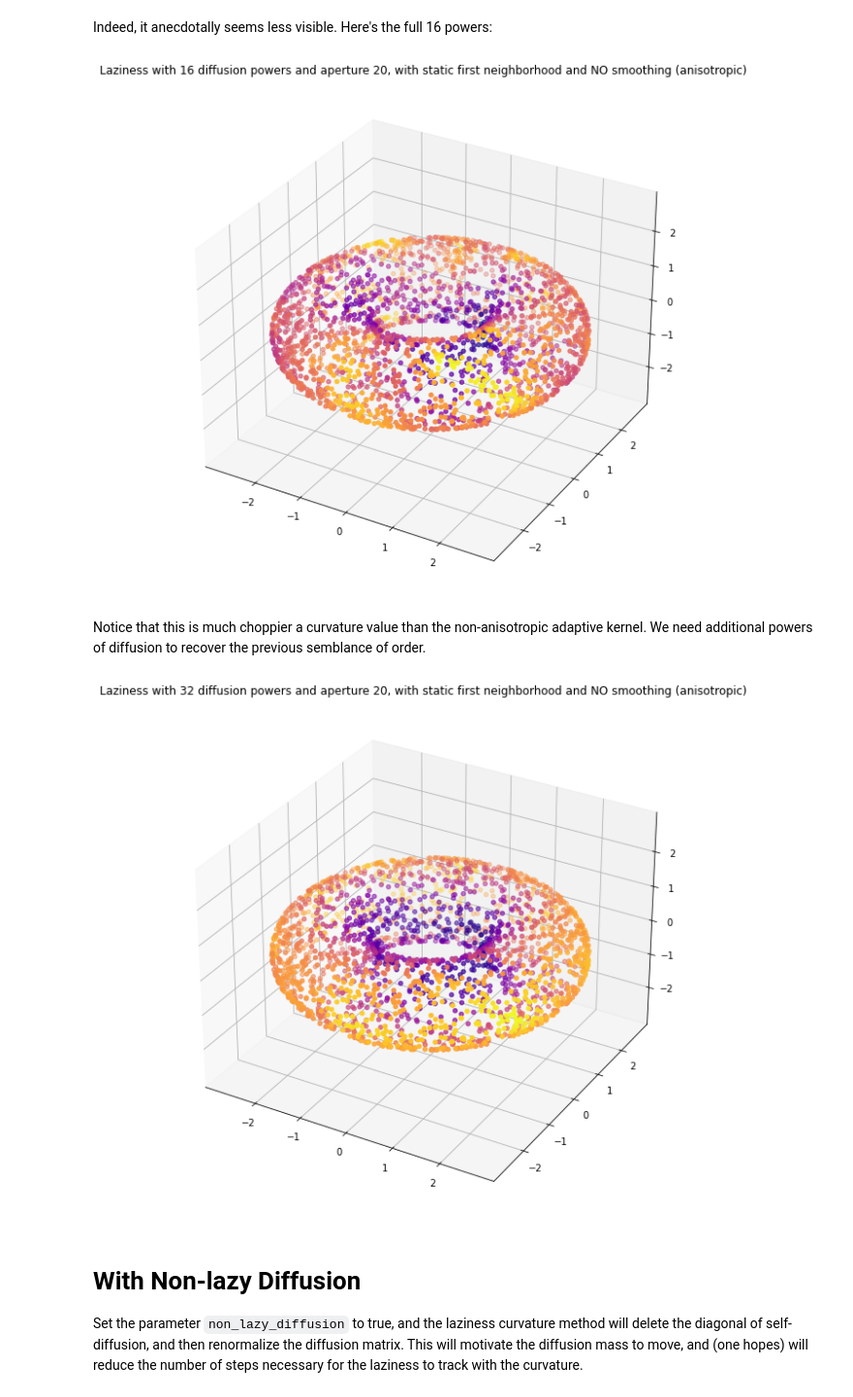
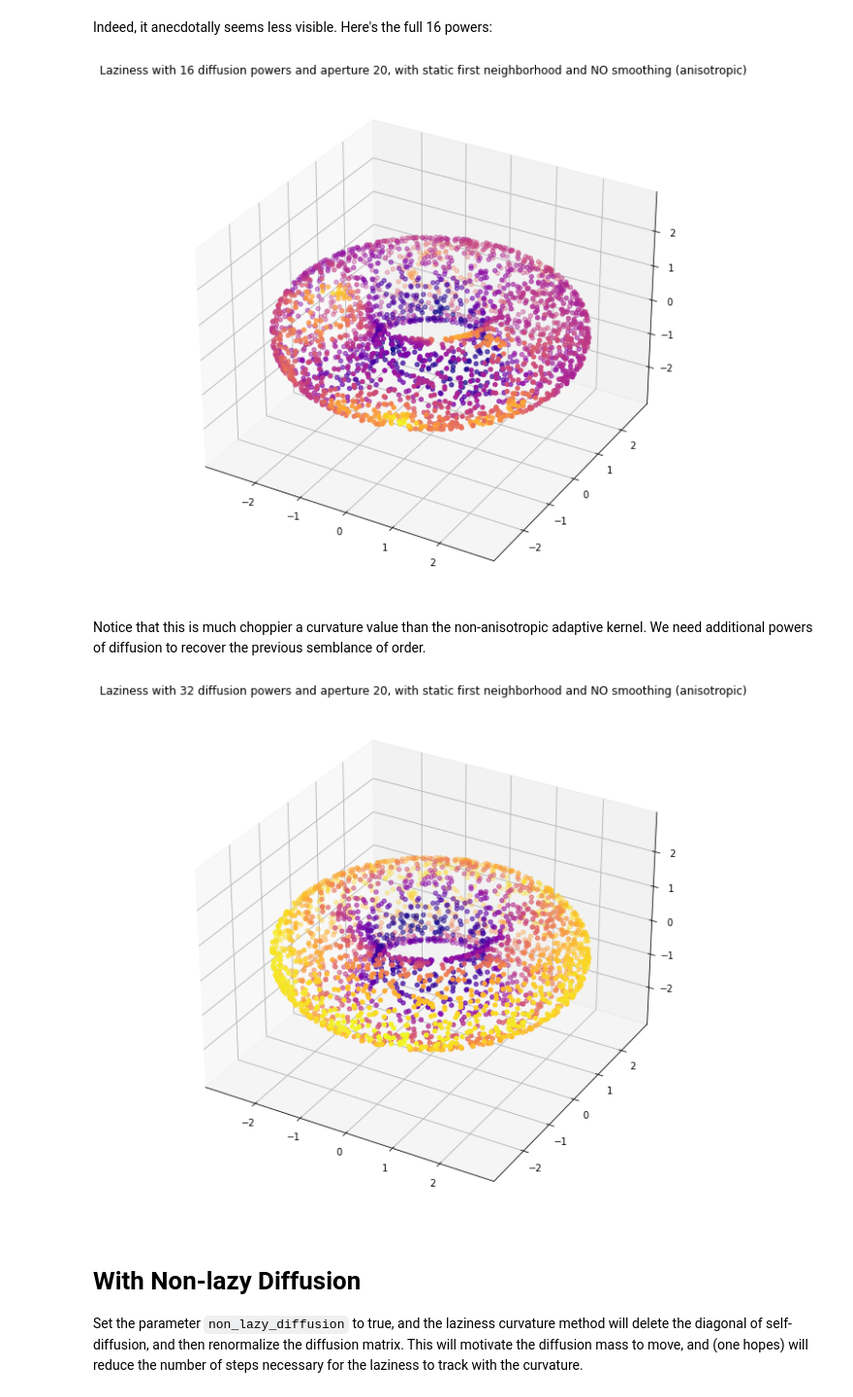
Before and after one commit to professorwug/diffusion-curvature-old, a Jupyter notebook: 02_laziness.ipynb, the cells around one changed output. Shown at 97% size. Saved outputs shown, nothing was run; the diff lists cells and outputs as text; code cells hidden in the pictures.

```diff
--- a/02_laziness.ipynb
+++ b/02_laziness.ipynb
@@ -20,7 +20,7 @@ For datasets in which visualization is possible, you can manually increase the n
 # %%
 # export
 import numpy as np
-def curvature(P, diffusion_powers=8, aperture = 20, smoothing=1, verbose = False, return_density = False, dynamically_adjusting_neighborhood = False, precomputed_powered_P = None, non_lazy_diffusion=False, restrict_diffusion_to_k_neighborhood=None):
+def curvature(P, diffusion_powers=8, aperture = 20, smoothing=1, verbose = False, return_density = False, dynamically_adjusting_neighborhood = False, precomputed_powered_P = None, non_lazy_diffusion=False, restrict_diffusion_to_k_neighborhood=None, avg_transition_probability=True, use_min_threshold = False):
     """Diffusion Laziness Curvature
     Estimates curvature by measuring the amount of mass remaining within an initial neighborhood after t steps of diffusion. Akin to measuring the laziness of a random walk after t steps.
 
@@ -42,6 +42,10 @@ def curvature(P, diffusion_powers=8, aperture = 20, smoothing=1, verbose = False
         Whether to give each point the same initial neighborhood size, by default False
     precomputed_powered_P : ndarray, optional
         Optionally pass a precomputed powered diffusion operator, to speed up computation, by default None
+    avg_transition_probability: bool, default True
+        Use the definition of diffusion curvature in which the summed transition probabilities are divided by the total number of points in the aperture neighborhood.
+        As a result, gives not the summed "return probability within the neighborhood" but the average return probability to each point in the aperture neighborhood.
+        This formulation of diffusion curvature was used in proof given in our NeurIPS 2022 paper.
 
     Returns
     -------
@@ -57,7 +61,10 @@ def curvature(P, diffusion_powers=8, aperture = 20, smoothing=1, verbose = False
     if dynamically_adjusting_neighborhood:
         P_thresholded = (P >= thresholds[:,None]).astype(int)
     else:
-        P_threshold = np.mean(thresholds) # TODO could also use min
+        if use_min_threshold:
+            P_threshold = np.min(thresholds)
+        else:
+            P_threshold = np.mean(thresholds) # TODO could also use min
         P_thresholded = (P >= P_threshold).astype(int)
         if verbose: print("Derived threshold ",P_threshold)
 
@@ -77,6 +84,15 @@ def curvature(P, diffusion_powers=8, aperture = 20, smoothing=1, verbose = False
     # take the diffusion probs of the neighborhood
     near_neighbors_only = P_powered * P_thresholded
     laziness_aggregate = np.sum(near_neighbors_only,axis=1)
+    if avg_transition_probability:
+        ones_matrix = np.ones_like(P_thresholded)
+        ones_remaining = ones_matrix * P_thresholded
+        local_density = np.sum(ones_remaining,axis=1)
+        if verbose: print("local density",local_density)
+        # divide by the number of neighbors diffused to
+        # TODO: In case of isolated points, replace local density of 0 with 1. THe laziness will evaluate to zero.
+        local_density[local_density==0]=1
+        laziness_aggregate = laziness_aggregate / local_density
     laziness = laziness_aggregate
     if smoothing: # TODO there are probably more intelligent ways to do this smoothing
         # Local averaging to counter the effects local density
@@ -200,15 +217,15 @@ Here's the full 16 powers:
 ks = curvature(P_anis,diffusion_powers=1,aperture=20,dynamically_adjusting_neighborhood=False,smoothing=1)
 plot_3d(X,ks,title="Laziness with 16 diffusion powers and aperture 20, with static first neighborhood and NO smoothing (anisotropic)")
 # %% [output]
-[figure, old version]
+[figure, new version]
 # %% [markdown]
 Notice that this is much choppier a curvature value than the non-anisotropic adaptive kernel.
 We need additional powers of diffusion to recover the previous semblance of order.
 # %%
-ks = curvature(P_anis,diffusion_powers=32,aperture=20,dynamically_adjusting_neighborhood=False,smoothing=1)
+ks = curvature(P_anis,diffusion_powers=32,aperture=20,dynamically_adjusting_neighborhood=False,smoothing=1, avg_transition_probability=True)
 plot_3d(X,ks,title="Laziness with 32 diffusion powers and aperture 20, with static first neighborhood and NO smoothing (anisotropic)")
 # %% [output]
-[figure, old version]
+[figure, new version]
 # %% [markdown]
 # With Non-lazy Diffusion
 Set the parameter `non_lazy_diffusion` to true, and the laziness curvature method will delete the diagonal of self-diffusion, and then renormalize the diffusion matrix. This will motivate the diffusion mass to move, and (one hopes) will reduce the number of steps necessary for the laziness to track with the curvature.
```
Also changed, not shown: parts of 9 cells of this notebook, 22 other files.
